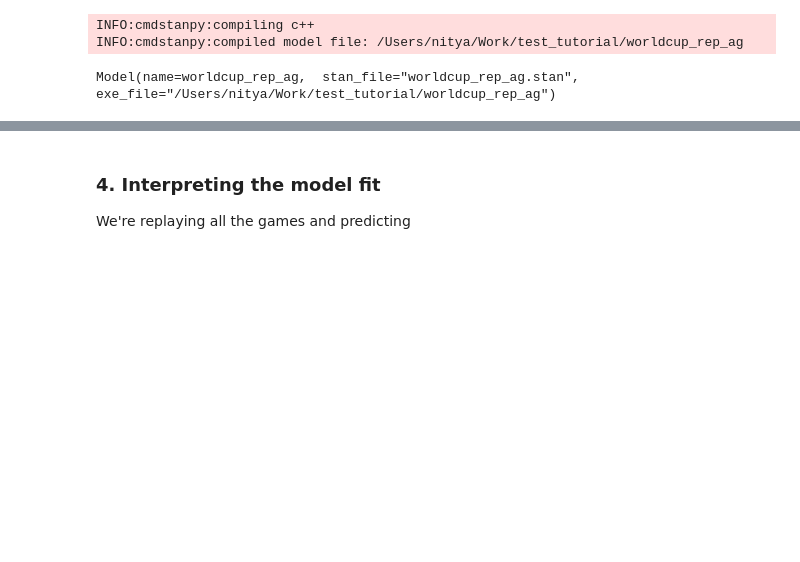
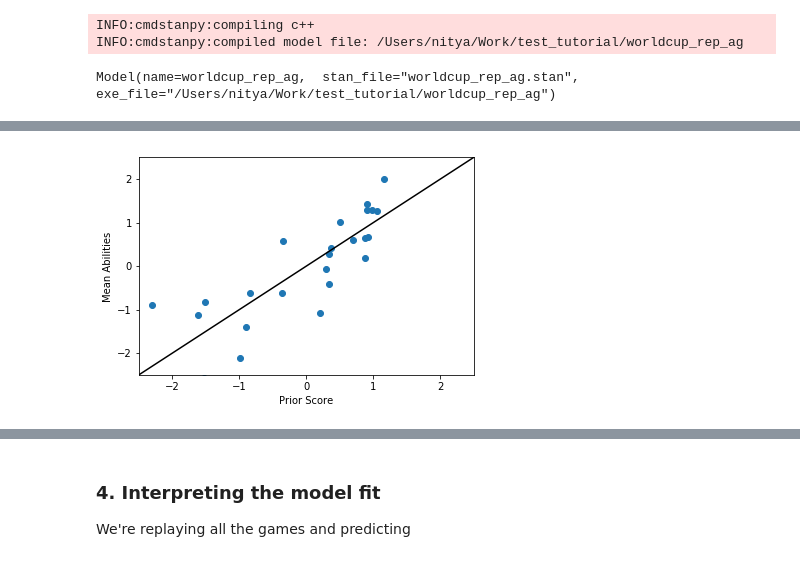
Before and after one commit to nityamd/test_tutorial, a Jupyter notebook: Scratchwork.ipynb, the cells around one changed output, grey strips where cells are left out. Drawn from its saved outputs; the diff is of its cells as text; code cells hidden in the pictures; blank space fills up the shorter version.

```diff
--- a/Scratchwork.ipynb
+++ b/Scratchwork.ipynb
@@ -165,0 +248,14 @@ worldcup_fit.summary()
+# %%
+import matplotlib.pyplot as plt
+ab = df[28:52]['Mean'].values
+
+
+plt.scatter(countries['prior_score'], ab)
+plt.xlabel('Prior Score')
+plt.ylabel('Mean Abilities')
+plt.plot([-3.5,0,3.5], [-3.5,0,3.5], color = 'k')
+plt.xlim(-2.5,2.5)
+plt.ylim(-2.5,2.5)
+plt.show()
+# %% [output]
+[figure, added]
```
Also changed, not shown: parts of 16 cells of this notebook, 2 other files.
